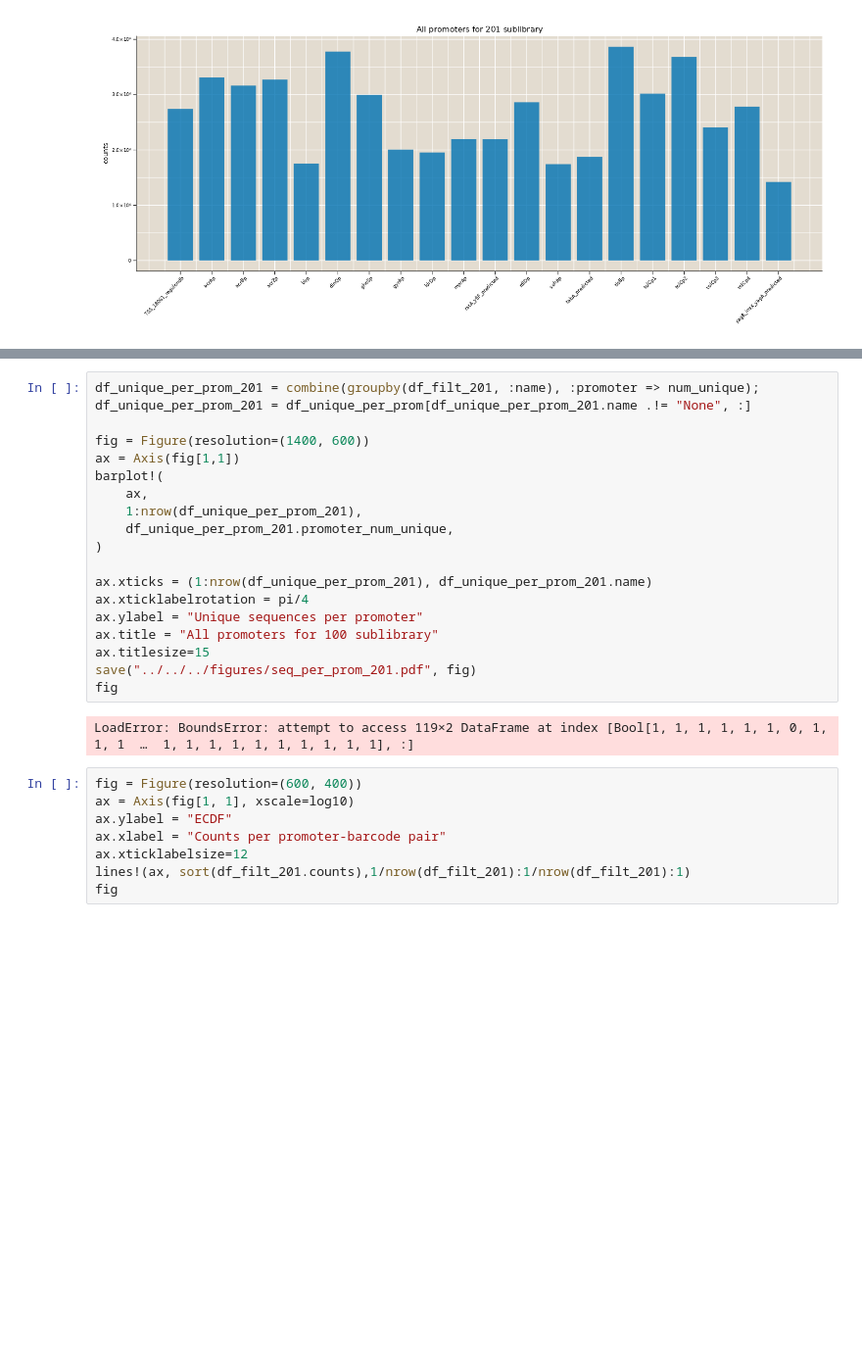
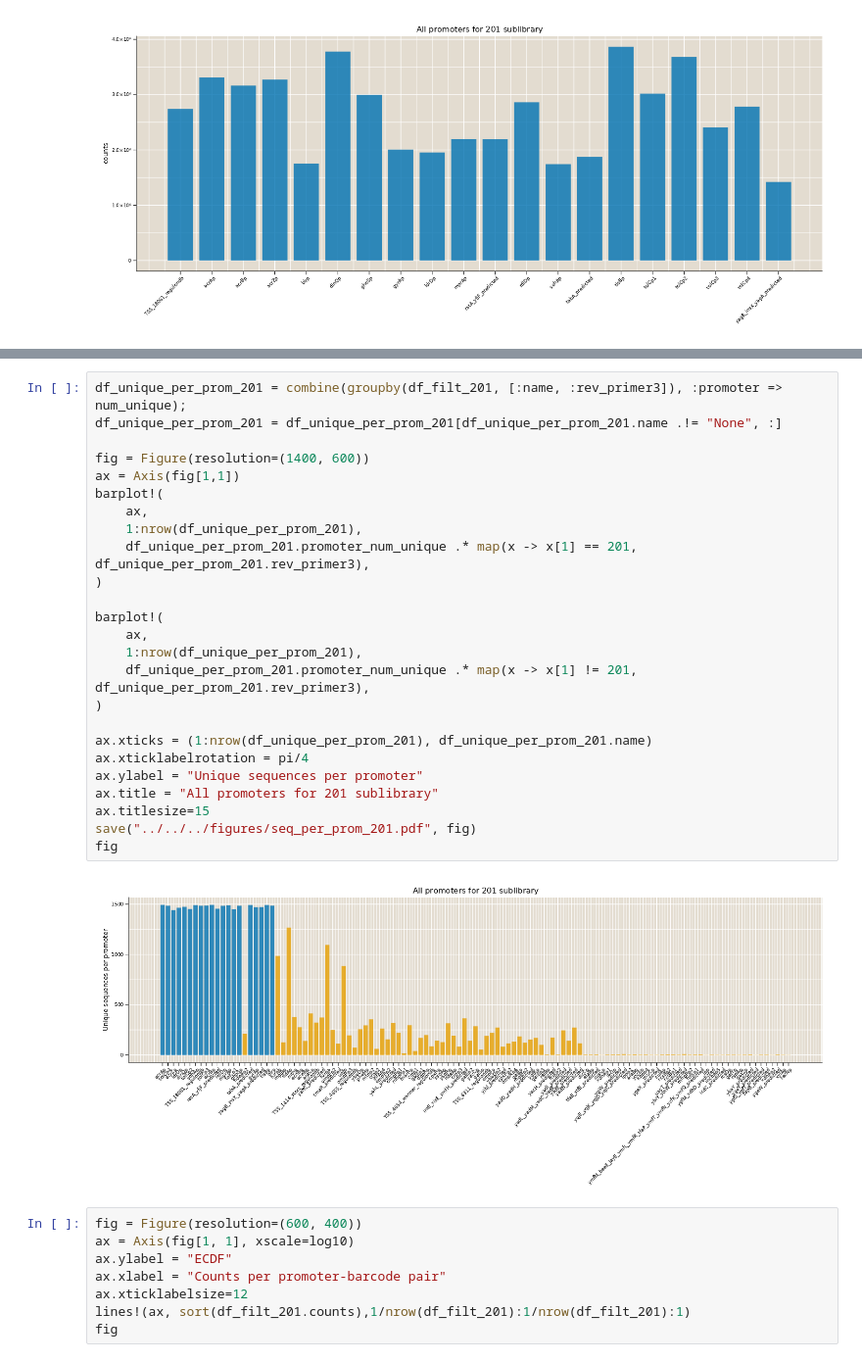
Before and after one commit to RPGroup-PBoC/Reg-Seq-2, a Jupyter notebook: code/processing/20220514_mapping/Mapping_analysis.ipynb, the cells around one changed output, grey strips where cells are left out. Shown at 98% size. Drawn from its saved outputs; the diff is of its cells as text; blank space fills up the shorter version.

```diff
--- a/code/processing/20220514_mapping/Mapping_analysis.ipynb
+++ b/code/processing/20220514_mapping/Mapping_analysis.ipynb
@@ -314,24 +323,30 @@ LoadError: UndefVarError: z15 not defined
 # %%
-df_unique_per_prom_201 = combine(groupby(df_filt_201, :name), :promoter => num_unique);
-df_unique_per_prom_201 = df_unique_per_prom[df_unique_per_prom_201.name .!= "None", :]
+df_unique_per_prom_201 = combine(groupby(df_filt_201, [:name, :rev_primer3]), :promoter => num_unique);
+df_unique_per_prom_201 = df_unique_per_prom_201[df_unique_per_prom_201.name .!= "None", :]
 
 fig = Figure(resolution=(1400, 600))
 ax = Axis(fig[1,1])
 barplot!(
     ax,
     1:nrow(df_unique_per_prom_201),
-    df_unique_per_prom_201.promoter_num_unique,
+    df_unique_per_prom_201.promoter_num_unique .* map(x -> x[1] == 201, df_unique_per_prom_201.rev_primer3),
+)
+
+barplot!(
+    ax,
+    1:nrow(df_unique_per_prom_201),
+    df_unique_per_prom_201.promoter_num_unique .* map(x -> x[1] != 201, df_unique_per_prom_201.rev_primer3),
 )
 
 ax.xticks = (1:nrow(df_unique_per_prom_201), df_unique_per_prom_201.name)
 ax.xticklabelrotation = pi/4
 ax.ylabel = "Unique sequences per promoter"
-ax.title = "All promoters for 100 sublibrary"
+ax.title = "All promoters for 201 sublibrary"
 ax.titlesize=15
 save("../../../figures/seq_per_prom_201.pdf", fig)
 fig
 # %% [output]
-LoadError: BoundsError: attempt to access 119×2 DataFrame at index [Bool[1, 1, 1, 1, 1, 1, 0, 1, 1, 1  …  1, 1, 1, 1, 1, 1, 1, 1, 1, 1], :]
+[figure, added]
 # %%
 fig = Figure(resolution=(600, 400))
 ax = Axis(fig[1, 1], xscale=log10)
```
Also changed, not shown: parts of 23 cells of this notebook.
